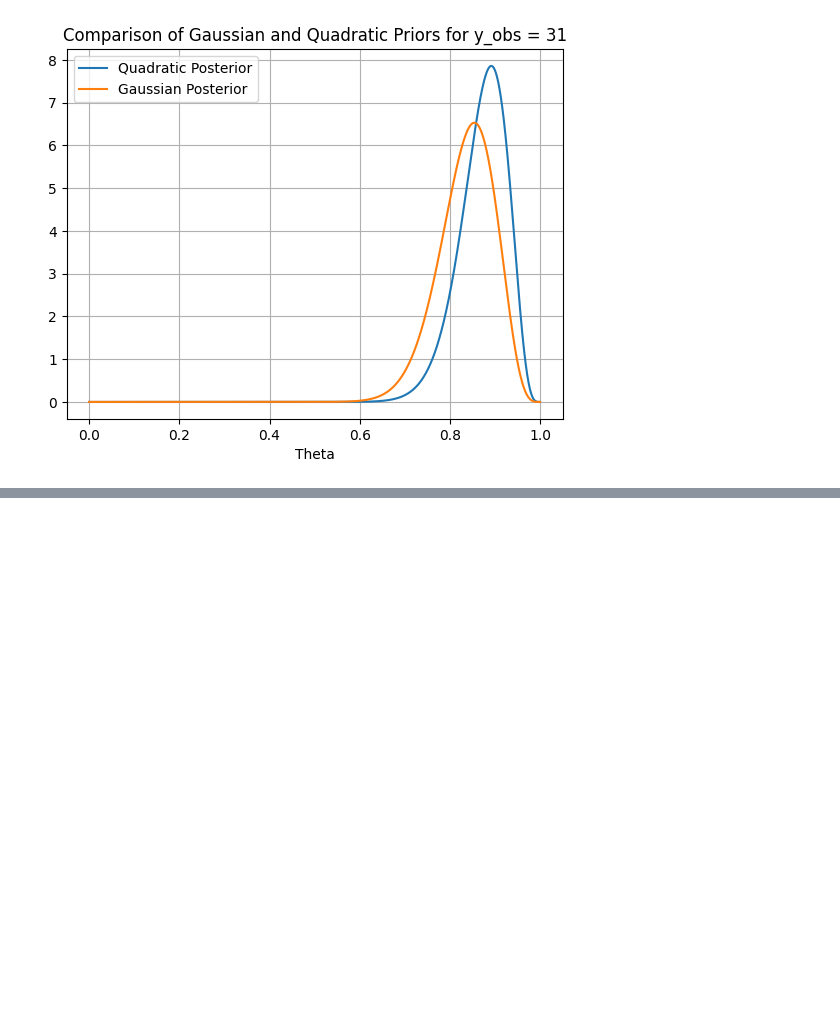
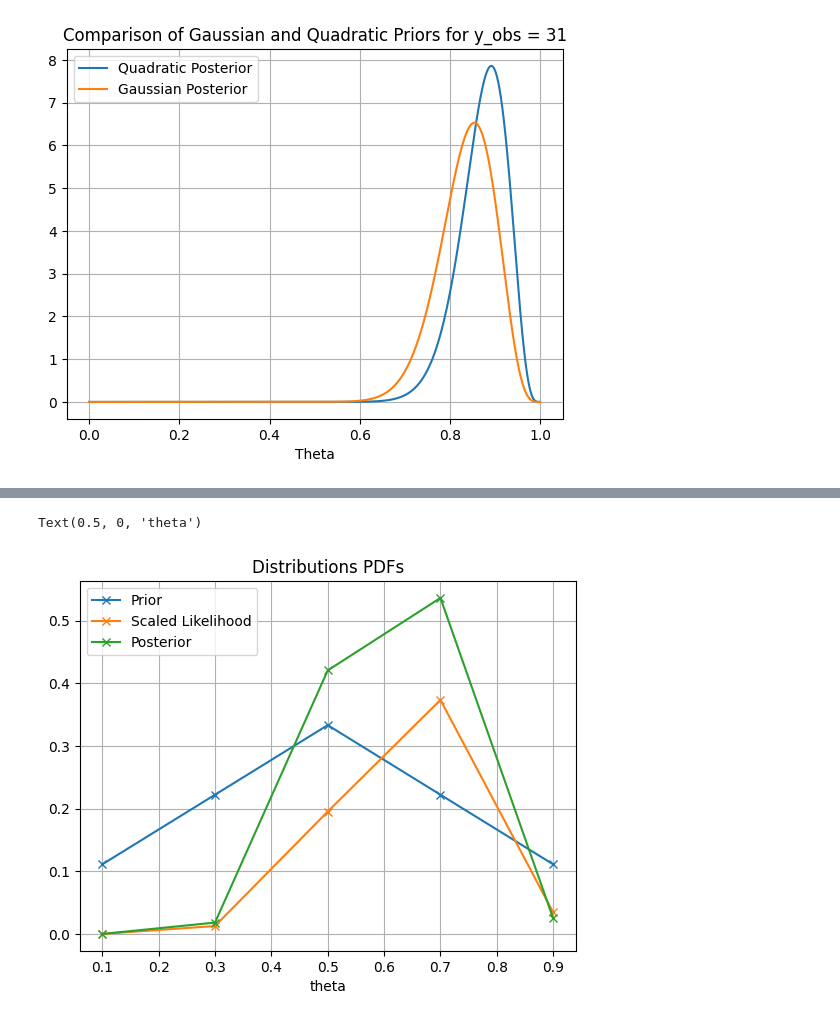
Before and after one commit to alexking100/BayesianInferenceLearning, a Jupyter notebook: web_book_bayesian_inference.ipynb, the cells around one changed output, grey strips where cells are left out. Saved outputs shown, nothing was run; the diff lists cells and outputs as text; code cells hidden in the pictures; blank space fills up the shorter version.

```diff
--- a/web_book_bayesian_inference.ipynb
+++ b/web_book_bayesian_inference.ipynb
@@ -293,0 +436,22 @@ Text(0.5, 0, 'Theta')
+# %%
+thetas = np.array([0.1, 0.3, 0.5, 0.7, 0.9])
+
+priors = np.array([1/9, 2/9, 3/9, 2/9, 1/9])
+
+scale_factor = 800
+likelihoods = thetas**8 * (1 - thetas)**4
+
+posteriors = likelihoods * priors
+posteriors = posteriors / sum(posteriors)
+
+fig, ax = plt.subplots(1)
+ax.grid(True)
+ax.plot(thetas, priors, label="Prior", marker='x')
+ax.plot(thetas, scale_factor * likelihoods, label="Scaled Likelihood", marker='x')
+ax.plot(thetas, posteriors, label="Posterior", marker='x')
+ax.legend()
+ax.set_title("Distributions PDFs")
+ax.set_xlabel("theta")
+# %% [output]
+Text(0.5, 0, 'theta')
+[figure, added]
```
Also changed, not shown: parts of 15 cells of this notebook, 1 other file.
